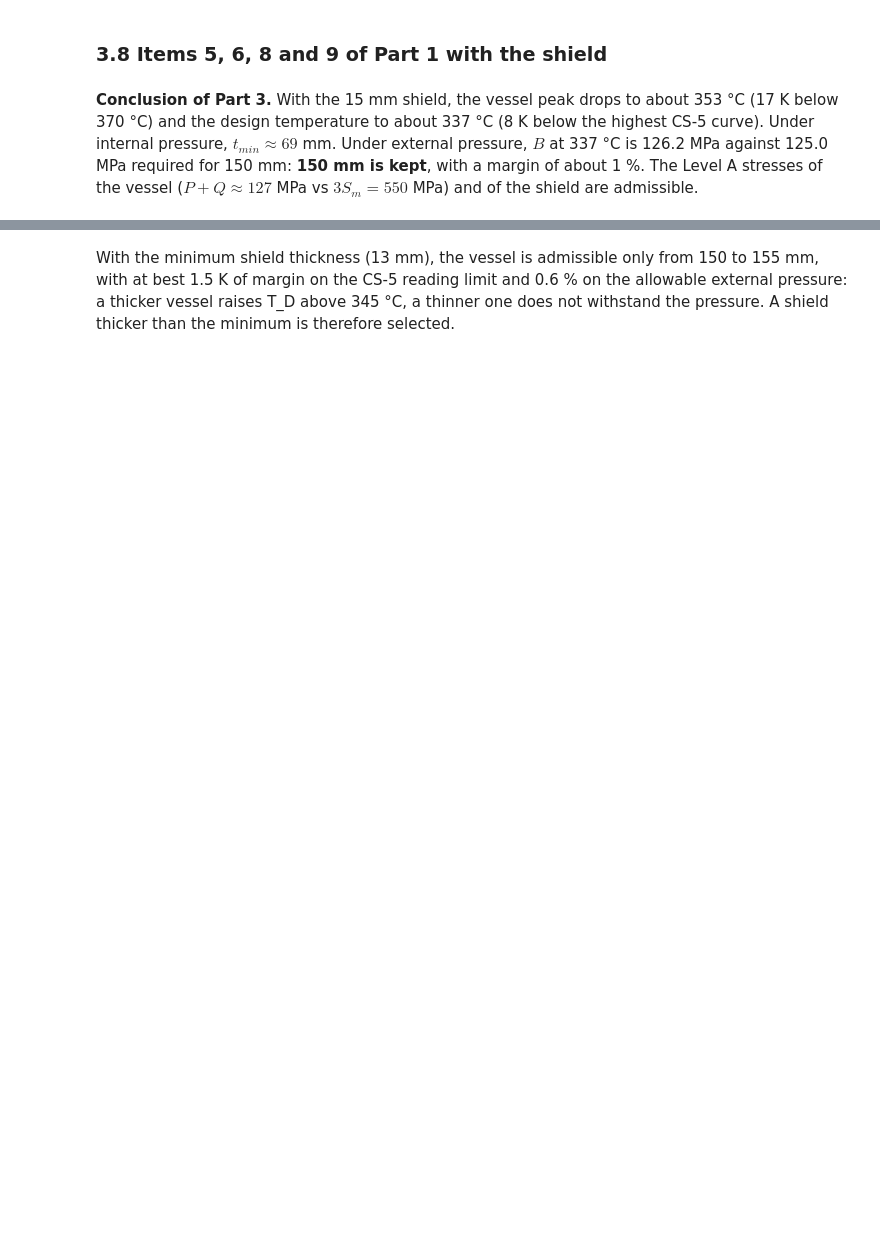
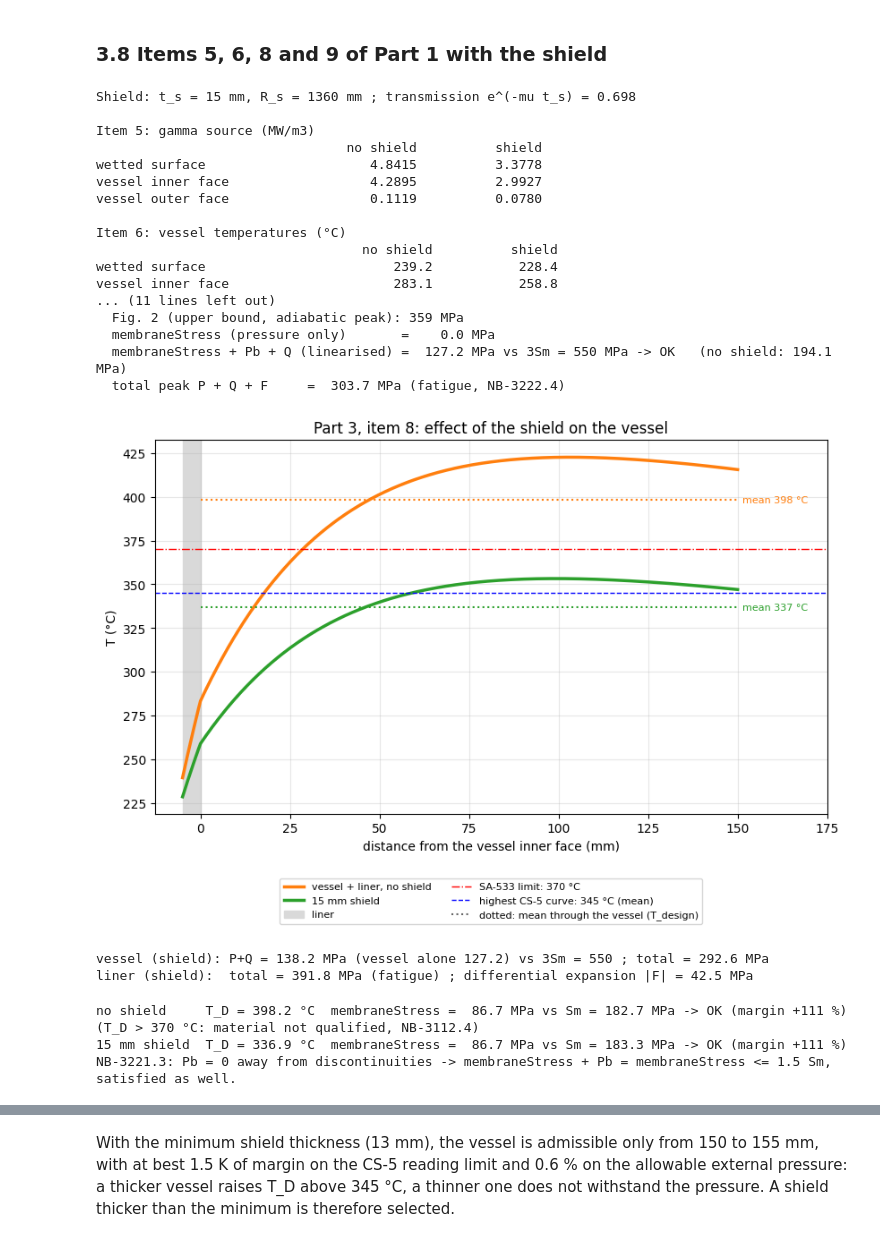
Before and after one commit to mackdraves/Nuclear-Design-and-Technology-Project, a Jupyter notebook: Project-Code_Annotated.ipynb, the cells around one changed output, grey strips where cells are left out. Cells and saved outputs as stored; diff of their text form; code cells hidden in the pictures; blank space fills up the shorter version.

```diff
--- a/Project-Code_Annotated.ipynb
+++ b/Project-Code_Annotated.ipynb
@@ -325,24 +612,24 @@ for vesselTestedThickness in range(vesselMinimumThickness - 1, 151):
 print(f"-> minimum thickness under external pressure: {vesselMinimumThickness} mm")
 
 # --- selected thickness ---
-vesselTentativeThickness = 0.150                          # m, selected tentative thickness
-vesselOuterRadius = vesselInnerRadius + vesselTentativeThickness
+vesselThickness = 0.150                          # m, selected tentative thickness
+vesselOuterRadius = vesselInnerRadius + vesselThickness
 vesselOuterDiameter = 2*vesselOuterRadius
 vesselUnsupportedLength = shellLength + 2*vesselHeadDepth/3
-vesselSlendernessRatio = vesselOuterDiameter/vesselTentativeThickness
+vesselSlendernessRatio = vesselOuterDiameter/vesselThickness
 vesselUnsupportedLengthOverOuterDiameter = vesselUnsupportedLength/vesselOuterDiameter
 
-vesselCoefficientA = A_of(vesselTentativeThickness*1e3)
+vesselCoefficientA = A_of(vesselThickness*1e3)
 vesselCoefficientB = B_CS5(vesselCoefficientA, tentativeDesignTemp)
 allowablePressure = 4*vesselCoefficientB/(3*vesselSlendernessRatio)
 
-print(f"\nselected: t = {vesselTentativeThickness*1e3:.0f} mm  vesselOuterDiameter = {vesselOuterDiameter:.3f} m  vesselUnsupportedLength/vesselOuterDiameter = {vesselUnsupportedLengthOverOuterDiameter:.2f}  vesselOuterDiameter/t = {vesselSlendernessRatio:.2f}")
+print(f"\nselected: t = {vesselThickness*1e3:.0f} mm  vesselOuterDiameter = {vesselOuterDiameter:.3f} m  vesselUnsupportedLength/vesselOuterDiameter = {vesselUnsupportedLengthOverOuterDiameter:.2f}  vesselOuterDiameter/t = {vesselSlendernessRatio:.2f}")
 print(f"A = {vesselCoefficientA:.2e}  B = {vesselCoefficientB:.1f} MPa  ->  allowablePressure = {allowablePressure:.2f} MPa vs internalDesignPressure,ext = {externalDesignPressure/1e6:.2f} MPa "
       f"(margin {100*(allowablePressure*1e6/externalDesignPressure - 1):+.1f} %)")
-print(f"minimum {vesselMinimumThickness} mm; {vesselTentativeThickness*1e3:.0f} mm selected to cover the reading of A and the drop of B "
+print(f"minimum {vesselMinimumThickness} mm; {vesselThickness*1e3:.0f} mm selected to cover the reading of A and the drop of B "
       "at the design temperature (item 8)")
 print(f"(if internalDesignPressure,ext = 8.25 MPa: t_min = {t_min_ext_of(8.25e6):.1f} mm, A extrapolated beyond 150 mm)")
-print(f"\nItem 3c: the external pressure governs, {vesselTentativeThickness*1e3:.0f} mm vs {t_min_int(Sm_of(tentativeDesignTemp))*1e3:.1f} mm for internal pressure.")
+print(f"\nItem 3c: the external pressure governs, {vesselThickness*1e3:.0f} mm vs {t_min_int(Sm_of(tentativeDesignTemp))*1e3:.1f} mm for internal pressure.")
 # %% [output]
  t [mm]  A [1e-3]  B [MPa]  vesselOuterDiameter [m]  vesselUnsupportedLength/vesselOuterDiameter  vesselOuterDiameter/t  allowablePressure [MPa]  OK
     100     2.760  119.238                    3.210                                        2.492                 32.100                    4.953  no
@@ -1055,9 +1432,9 @@ for Rs_ in (1.28, 1.32, 1.36, 1.40, 1.44):
 ### 3.8 Items 5, 6, 8 and 9 of Part 1 with the shield
 # %%
 # ===== Part 3, item 8: items 5, 6, 8 and 9 of Part 1 repeated with the shield =====
-# Design case: q0 already contains B = 1.4 (Table 1), applied at any depth, shield included:
-#   q(d) = 1.4 mu phi E e^(-mu d) = q0 e^(-mu d)  ->  with_shield(R_s, t_s)
-WS  = with_shield(R_s, t_s)            # build-up 1.4 of the assignment, already in q0
+# Design case: gammaSourceAtWettedSurface already contains B = 1.4 (Table 1), applied at any depth, shield included:
+#   q(d) = 1.4 mu phi E e^(-mu d) = gammaSourceAtWettedSurface e^(-mu d)  ->  with_shield(R_s, t_s)
+WS  = with_shield(R_s, t_s)            # build-up 1.4 of the assignment, already in gammaSourceAtWettedSurface
 C_S, K_s = WS['sol'], WS['S']
 
 def q_faces(sol):
@@ -1088,41 +1465,79 @@ print(f"  peak {T_peak_S:.1f} °C <= {steelTemperatureLimit:.0f} °C (NB-3112.4)
       f" -> {'OK' if ok_T else 'NOT OK'} ; margins {steelTemperatureLimit - T_peak_S:.0f} K and {CS5_MaximumTemperature - T_design_S:.0f} K")
 Sm_S = Sm_of(T_design_S); t_int_S = t_min_int(Sm_S)
 print(f"  internal (NB-3324.1): row {temperatureTable[row_of(T_design_S)]:.0f} °C, Sm = {Sm_S:.1f} MPa -> t_min = "
-      f"{t_int_S*1e3:.1f} mm <= {vesselTentativeThickness*1e3:.0f} mm -> {'OK' if t_int_S <= vesselTentativeThickness else 'NOT OK'}")
+      f"{t_int_S*1e3:.1f} mm <= {vesselThickness*1e3:.0f} mm -> {'OK' if t_int_S <= vesselThickness else 'NOT OK'}")
 B_TD = B_CS5(vesselCoefficientA, T_design_S)
 print(f"  external (NB-3133):  A = {vesselCoefficientA:.2e} (geometry, unchanged) ; B({T_design_S:.0f} °C) = {B_TD:.1f} MPa (CS-5 table)"
       f" vs {minimumCoefficientB:.1f} MPa required -> {'OK' if B_TD >= minimumCoefficientB else 'NOT OK'} (margin {100*(B_TD/minimumCoefficientB - 1):+.1f} %)")
 
 # ---------------- item 9: Level A ----------------
 q_vi = q_faces(C_S)[1]*1e6                                  # source at the vessel inner face
 sQ_S = thermalStress*steelThermalExpansionCoeff*steelYoungsModulus*q_vi/(steelThermalCond*(1 - steelPoissonsRatio)*steelGammaAttenuationCoeff**2)/1e6
 Pm_S, PQ_S, tot_S = level_A(C_S, vesselInnerRadius, vesselOuterRadius, steelYoungsModulus, steelThermalExpansionCoeff, steelPoissonsRatio, operatingPressure, operatingPressure)
 three_Sm_S = 3*Sm_cycle(T_peak_S)
 print(f"\nItem 9: Level A (NB-3222), p = {operatingPressure/1e6:.1f} MPa on both sides")
 print(f"  Fig. 2 (upper bound, adiabatic peak): {sQ_S:.0f} MPa")
-print(f"  Pm (pressure only)       = {Pm_S:6.1f} MPa")
-print(f"  Pm + Pb + Q (linearised) = {PQ_S:6.1f} MPa vs 3Sm = {three_Sm_S:.0f} MPa -> {'OK' if PQ_S <= three_Sm_S else 'NOT OK'}"
-      f"   (no shield: {PQ:.1f} MPa)")
+print(f"  membraneStress (pressure only)       = {Pm_S:6.1f} MPa")
+print(f"  membraneStress + Pb + Q (linearised) = {PQ_S:6.1f} MPa vs 3Sm = {three_Sm_S:.0f} MPa -> {'OK' if PQ_S <= three_Sm_S else 'NOT OK'}"
+      f"   (no shield: {membraneBendingAndSecondaryStress:.1f} MPa)")
 print(f"  total peak P + Q + F     = {tot_S:6.1f} MPa (fatigue, NB-3222.4)")
 
 # ---------------- figure ----------------
 fig, ax = plt.subplots(figsize=(8.5, 6))
 for sol_, S_, col_, ls_, lw_, lab_ in ((cylinderWallWithLiner, cylinderWithLinerSummary, 'tab:orange', '-', 2.5, 'vessel + liner, no shield'),
                                        (C_S, K_s, 'tab:green', '-', 2.5, f'{t_s*1e3:.0f} mm shield')):
     ax.plot(xr(sol_), c(sol_['T']), lw=lw_, ls=ls_, color=col_, label=lab_)
     # mean through the vessel (= designTemperature), drawn over the vessel thickness only
-    ax.hlines(c(S_['T_avg']), 0, vesselTentativeThickness*1e3, colors=col_, linestyles=':', lw=1.5)
-    ax.annotate(f"mean {c(S_['T_avg']):.0f} °C", (vesselTentativeThickness*1e3, c(S_['T_avg'])), xytext=(4, 0),
+    ax.hlines(c(S_['T_avg']), 0, vesselThickness*1e3, colors=col_, linestyles=':', lw=1.5)
+    ax.annotate(f"mean {c(S_['T_avg']):.0f} °C", (vesselThickness*1e3, c(S_['T_avg'])), xytext=(4, 0),
                 textcoords='offset points', va='center', fontsize=8, color=col_)
 ax.axvspan(-linerThickness*1e3, 0, color='0.85', label='liner')
 ax.axhline(steelTemperatureLimit, color='red', ls='-.', lw=1, label='SA-533 limit: 370 °C')
 ax.axhline(CS5_MaximumTemperature, color='blue', ls='--', lw=1, label='highest CS-5 curve: 345 °C (mean)')
 ax.set_xlabel('distance from the vessel inner face (mm)'); ax.set_ylabel('T (°C)')
 ax.plot([], [], ls=':', color='0.4', label='dotted: mean through the vessel (designTemperature)')
-ax.set_xlim(right=vesselTentativeThickness*1e3 + 25)
+ax.set_xlim(right=vesselThickness*1e3 + 25)
 ax.set_title('Part 3, item 8: effect of the shield on the vessel'); ax.grid(alpha=0.3)
 ax.legend(fontsize=8, loc='upper center', bbox_to_anchor=(0.5, -0.16), ncol=2); plt.tight_layout()
 plt.show()
+# %% [output]
+Shield: t_s = 15 mm, R_s = 1360 mm ; transmission e^(-mu t_s) = 0.698
+
+Item 5: gamma source (MW/m3)
+                                no shield          shield
+wetted surface                     4.8415          3.3778
+vessel inner face                  4.2895          2.9927
+vessel outer face                  0.1119          0.0780
+
+Item 6: vessel temperatures (°C)
+                                  no shield          shield
+wetted surface                        239.2           228.4
+vessel inner face                     283.1           258.8
+... (11 lines left out)
+  Fig. 2 (upper bound, adiabatic peak): 359 MPa
+  membraneStress (pressure only)       =    0.0 MPa
+  membraneStress + Pb + Q (linearised) =  127.2 MPa vs 3Sm = 550 MPa -> OK   (no shield: 194.1 MPa)
+  total peak P + Q + F     =  303.7 MPa (fatigue, NB-3222.4)
+[figure, added]
-# %% [markdown]
-**Conclusion of Part 3.** With the 15 mm shield, the vessel peak drops to about 353 °C (17 K below 370 °C) and the design temperature to about 337 °C (8 K below the highest CS-5 curve). Under internal pressure, $t_{min} \approx 69$ mm. Under external pressure, $B$ at 337 °C is 126.2 MPa against 125.0 MPa required for 150 mm: **150 mm is kept**, with a margin of about 1 %. The Level A stresses of the vessel ($P+Q \approx 127$ MPa vs $3S_m = 550$ MPa) and of the shield are admissible.
+# %%
+LA_S = level_A_lined(C_S, operatingPressure, operatingPressure)
+print(f"vessel (shield): P+Q = {LA_S['PQ_v']:.1f} MPa (vessel alone {PQ_S:.1f}) vs 3Sm = {three_Sm_S:.0f} ; total = {LA_S['tot_v']:.1f} MPa")
+print(f"liner (shield):  total = {LA_S['tot_L']:.1f} MPa (fatigue) ; differential expansion |F| = {LA_S['F_L']:.1f} MPa")
+# %% [output]
+vessel (shield): P+Q = 138.2 MPa (vessel alone 127.2) vs 3Sm = 550 ; total = 292.6 MPa
+liner (shield):  total = 391.8 MPa (fatigue) ; differential expansion |F| = 42.5 MPa
+# %%
+# ===== Item 8: NB-3221.1, internal design pressure =====
+# NB-3324 only gives a tentative thickness: membraneStress <= Sm(T_D) must be checked (Lamé, vessel alone, NB-3122.1)
+for label, sol, TD in (("no shield", cylinderWallWithLiner, designTemperature), ("15 mm shield", C_S, T_design_S)):
+    Pm_D, _, _ = level_A(sol, vesselInnerRadius, vesselOuterRadius, steelYoungsModulus, steelThermalExpansionCoeff, steelPoissonsRatio, internalDesignPressure, 0.0)   # internalDesignPressure inside, CPP lost
+    Sm_D = Sm_of(TD)
+    note = "" if TD <= steelTemperatureLimit else "  (T_D > 370 °C: material not qualified, NB-3112.4)"
+    print(f"{label:13} T_D = {TD:5.1f} °C  membraneStress = {Pm_D:5.1f} MPa vs Sm = {Sm_D:5.1f} MPa -> "
+          f"{'OK' if Pm_D <= Sm_D else 'NOT OK'} (margin {100*(Sm_D/Pm_D - 1):+.0f} %){note}")
+print("NB-3221.3: Pb = 0 away from discontinuities -> membraneStress + Pb = membraneStress <= 1.5 Sm, satisfied as well.")
+# %% [output]
+no shield     T_D = 398.2 °C  membraneStress =  86.7 MPa vs Sm = 182.7 MPa -> OK (margin +111 %)  (T_D > 370 °C: material not qualified, NB-3112.4)
+15 mm shield  T_D = 336.9 °C  membraneStress =  86.7 MPa vs Sm = 183.3 MPa -> OK (margin +111 %)
+NB-3221.3: Pb = 0 away from discontinuities -> membraneStress + Pb = membraneStress <= 1.5 Sm, satisfied as well.
 # %%
```
Also changed, not shown: parts of 40 cells of this notebook.
